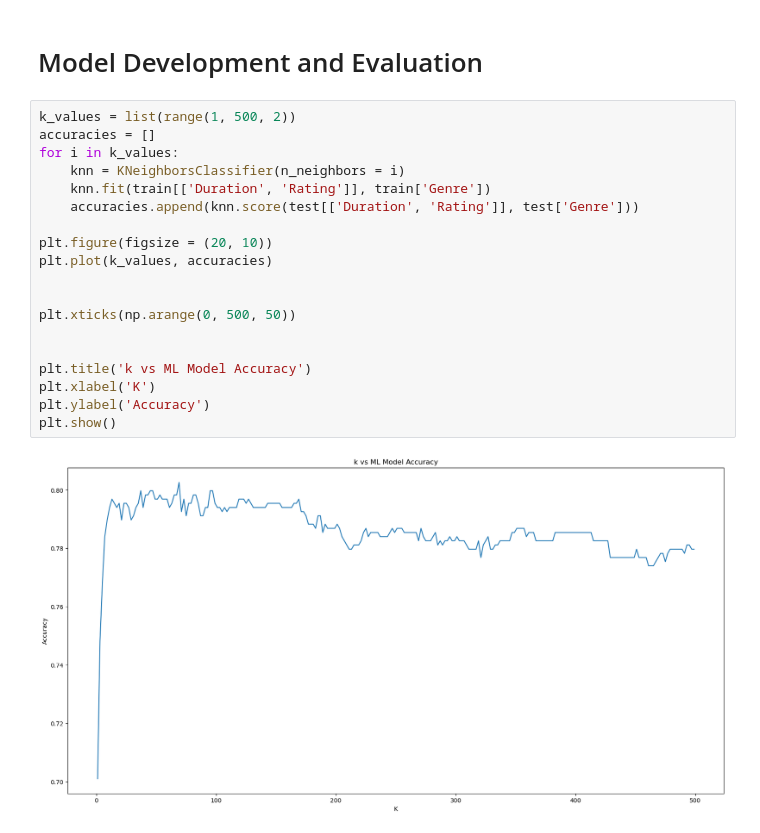
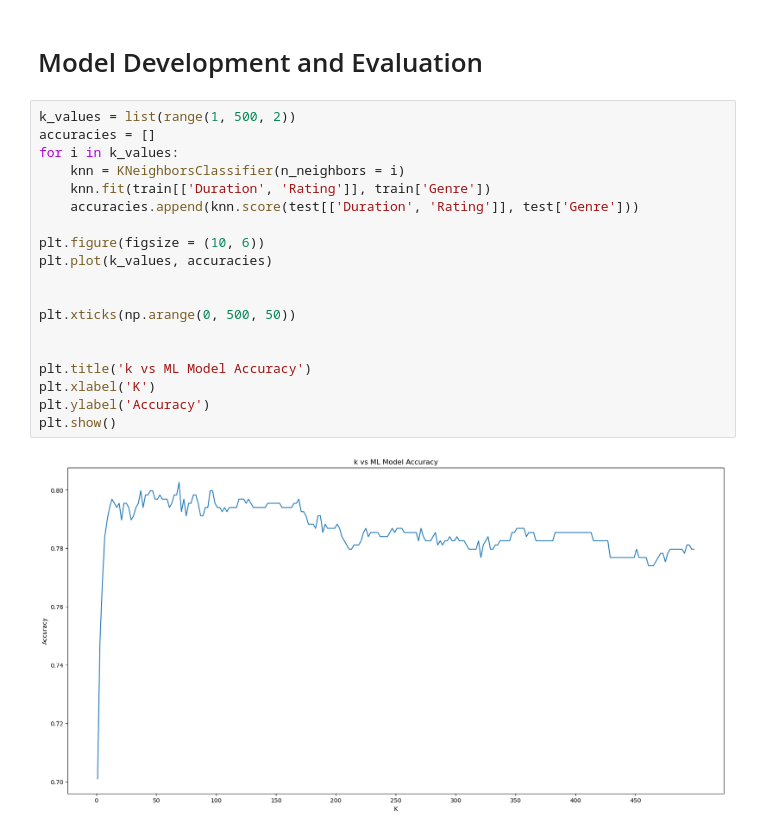
Before and after one commit to alliajagbe/knn, a Jupyter notebook: knn.ipynb, the cells around one changed output. Drawn from its saved outputs; the diff is of its cells as text.

Commit message:
plot size changed

```diff
--- a/knn.ipynb
+++ b/knn.ipynb
@@ -54,21 +54,21 @@ plt.show()
 # %%
 k_values = list(range(1, 500, 2))
 accuracies = []
 for i in k_values:
     knn = KNeighborsClassifier(n_neighbors = i)
     knn.fit(train[['Duration', 'Rating']], train['Genre'])
     accuracies.append(knn.score(test[['Duration', 'Rating']], test['Genre']))
 
-plt.figure(figsize = (20, 10))
+plt.figure(figsize = (10, 6))
 plt.plot(k_values, accuracies)
 
 
 plt.xticks(np.arange(0, 500, 50))
 
 
 plt.title('k vs ML Model Accuracy')
 plt.xlabel('K')
 plt.ylabel('Accuracy')
 plt.show()
 # %% [output]
-[figure, old version]
+[figure, new version]
```
